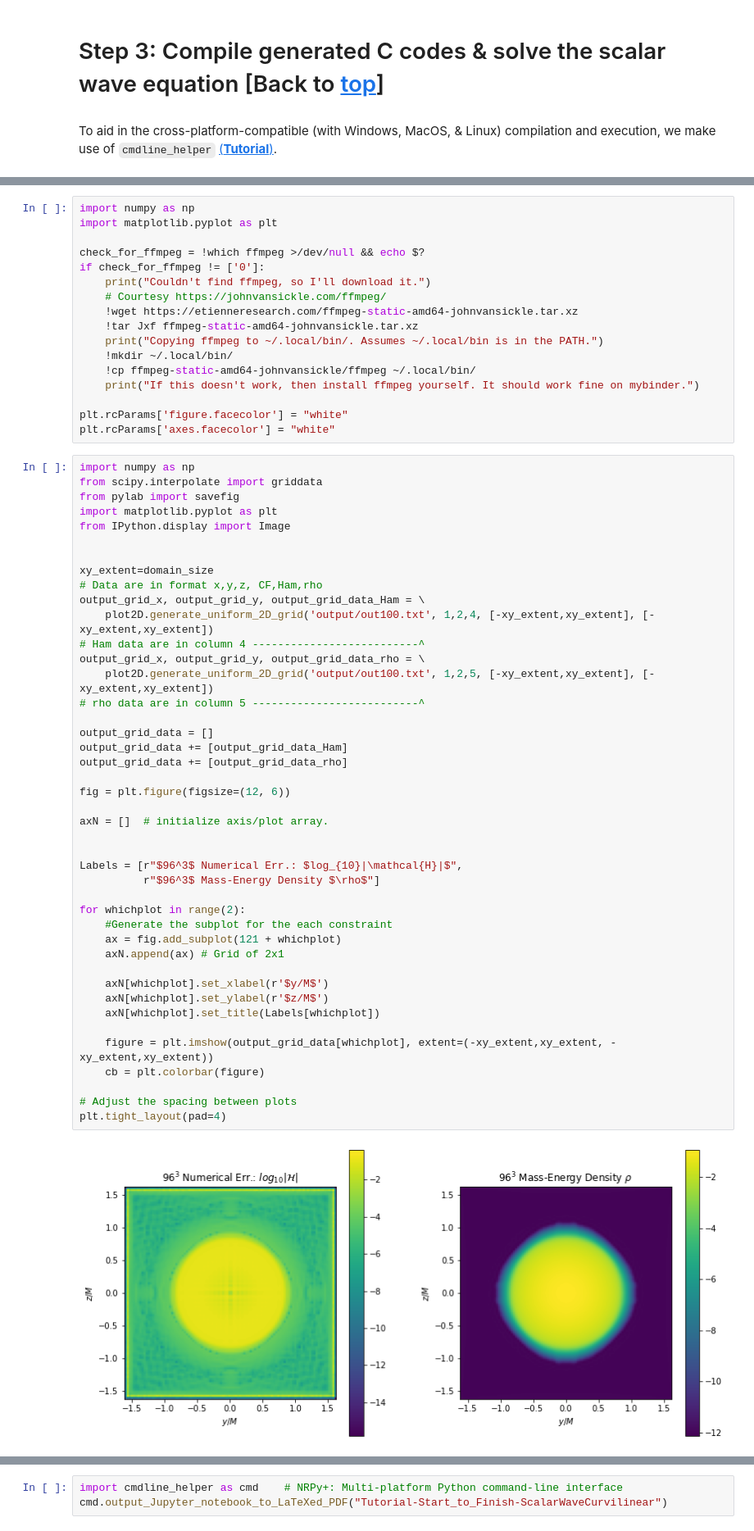
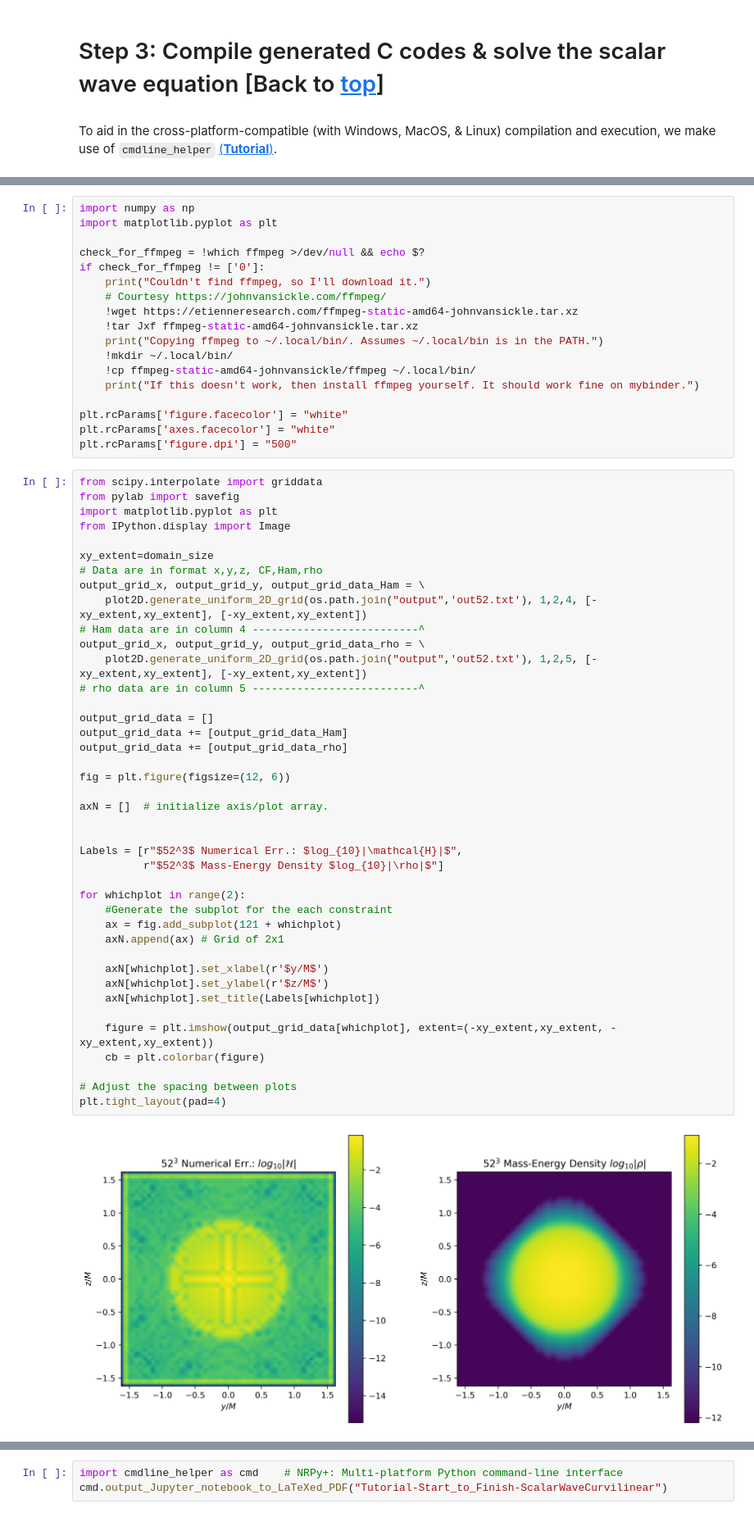
Before and after one commit to GRHayL/GRHayL, a Jupyter notebook: implementations/GRHayL_NRPy_IGM/Tutorial-GRHayL_NRPy_IGH_TOV_BSSN_EVOL.ipynb, the cells around one changed output, grey strips where cells are left out. Shown at 82% size. Saved outputs shown, nothing was run; the diff lists cells and outputs as text.

```diff
--- a/implementations/GRHayL_NRPy_IGM/Tutorial-GRHayL_NRPy_IGH_TOV_BSSN_EVOL.ipynb
+++ b/implementations/GRHayL_NRPy_IGM/Tutorial-GRHayL_NRPy_IGH_TOV_BSSN_EVOL.ipynb
@@ -2284,48 +2221,47 @@ if check_for_ffmpeg != ['0']:
 
 plt.rcParams['figure.facecolor'] = "white"
 plt.rcParams['axes.facecolor'] = "white"
+plt.rcParams['figure.dpi'] = "500"
 # %%
-import numpy as np
 from scipy.interpolate import griddata
 from pylab import savefig
 import matplotlib.pyplot as plt
 from IPython.display import Image
 
-
 xy_extent=domain_size
 # Data are in format x,y,z, CF,Ham,rho
 output_grid_x, output_grid_y, output_grid_data_Ham = \
-    plot2D.generate_uniform_2D_grid('output/out100.txt', 1,2,4, [-xy_extent,xy_extent], [-xy_extent,xy_extent])
+    plot2D.generate_uniform_2D_grid(os.path.join("output",'out52.txt'), 1,2,4, [-xy_extent,xy_extent], [-xy_extent,xy_extent])
 # Ham data are in column 4 --------------------------^
 output_grid_x, output_grid_y, output_grid_data_rho = \
-    plot2D.generate_uniform_2D_grid('output/out100.txt', 1,2,5, [-xy_extent,xy_extent], [-xy_extent,xy_extent])
+    plot2D.generate_uniform_2D_grid(os.path.join("output",'out52.txt'), 1,2,5, [-xy_extent,xy_extent], [-xy_extent,xy_extent])
 # rho data are in column 5 --------------------------^
 
 output_grid_data = []
 output_grid_data += [output_grid_data_Ham]
 output_grid_data += [output_grid_data_rho]
 
 fig = plt.figure(figsize=(12, 6))
 
 axN = []  # initialize axis/plot array.
 
 
-Labels = [r"$96^3$ Numerical Err.: $log_{10}|\mathcal{H}|$",
-          r"$96^3$ Mass-Energy Density $\rho$"]
+Labels = [r"$52^3$ Numerical Err.: $log_{10}|\mathcal{H}|$",
+          r"$52^3$ Mass-Energy Density $log_{10}|\rho|$"]
 
 for whichplot in range(2):
     #Generate the subplot for the each constraint
     ax = fig.add_subplot(121 + whichplot)
     axN.append(ax) # Grid of 2x1
 
     axN[whichplot].set_xlabel(r'$y/M$')
     axN[whichplot].set_ylabel(r'$z/M$')
     axN[whichplot].set_title(Labels[whichplot])
 
     figure = plt.imshow(output_grid_data[whichplot], extent=(-xy_extent,xy_extent, -xy_extent,xy_extent))
     cb = plt.colorbar(figure)
 
 # Adjust the spacing between plots
 plt.tight_layout(pad=4)
 # %% [output]
-[figure, old version]
+[figure, new version]
```
Also changed, not shown: parts of 17 cells of this notebook, 1 other file.
